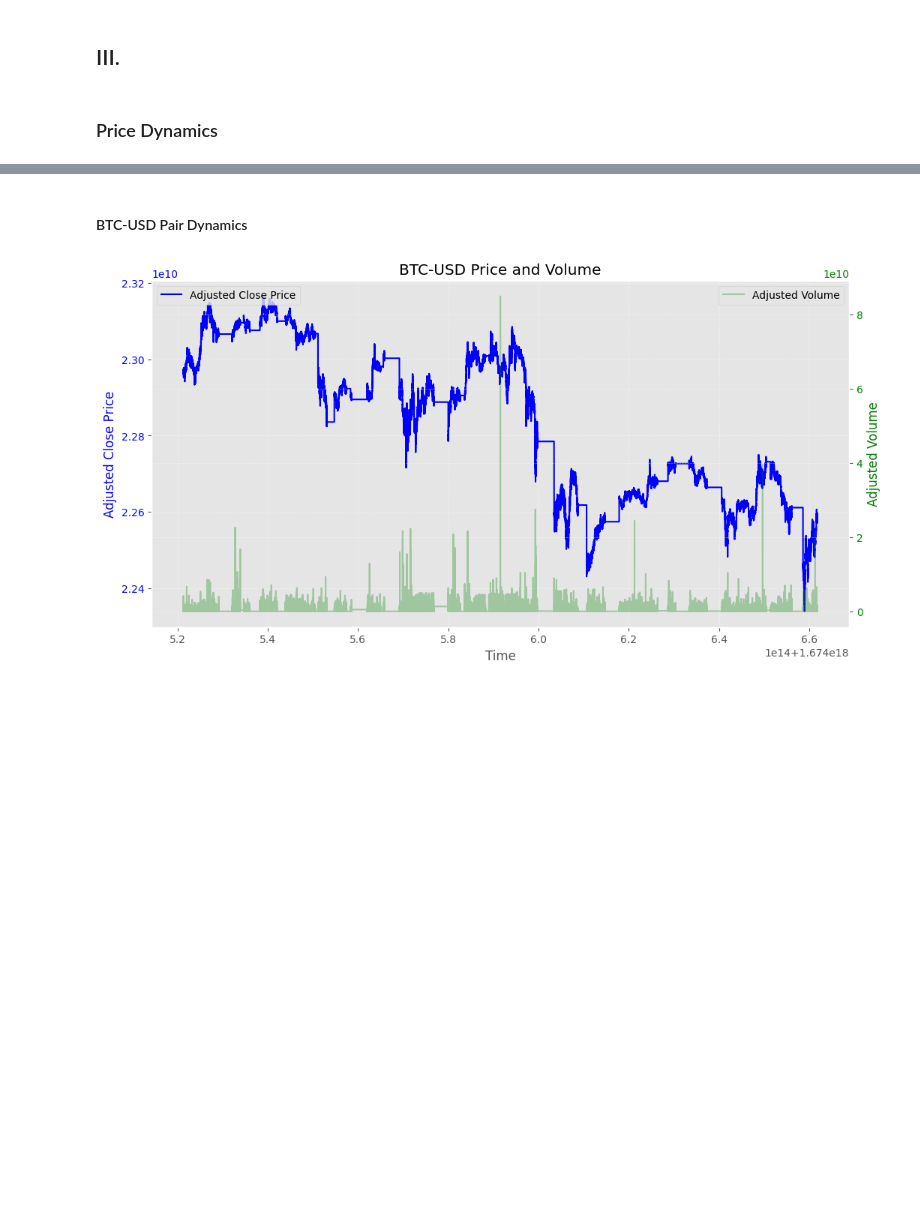
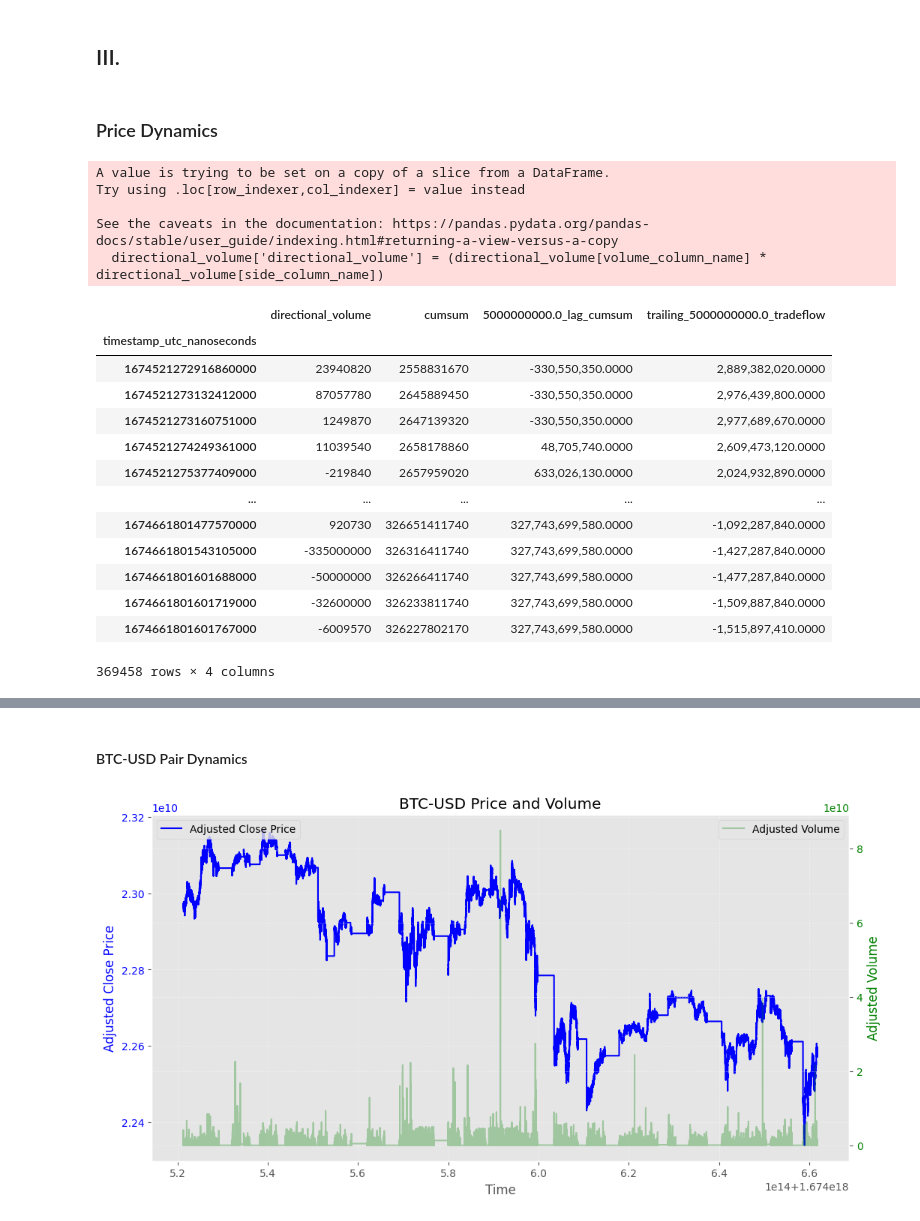
Before and after one commit to MrHumble-Bee/quantitative_trading_strategies, a Jupyter notebook: hw4_tradeflow/hw4_tradeflow.ipynb, the cells around one changed output, grey strips where cells are left out. Cells and saved outputs as stored; diff of their text form; code cells hidden in the pictures; blank space fills up the shorter version.

```diff
--- a/hw4_tradeflow/hw4_tradeflow.ipynb
+++ b/hw4_tradeflow/hw4_tradeflow.ipynb
@@ -476,3 +397,27 @@ Index(['received_utc_nanoseconds', 'timestamp_utc_nanoseconds',
 ## III.
 # %% [markdown]
 ### Price Dynamics
+# %%
+LAGGED_TRADEFLOW_TIME = 5e9
+temp = Compute.lagged_tradeflow(trades_btc_usd_df, TIMESTAMP_COL_NAME, 'SizeBillionths', 'Side', LAGGED_TRADEFLOW_TIME)
+temp.dropna()
+# %% [output]
+A value is trying to be set on a copy of a slice from a DataFrame.
+Try using .loc[row_indexer,col_indexer] = value instead
+
+See the caveats in the documentation: https://pandas.pydata.org/pandas-docs/stable/user_guide/indexing.html#returning-a-view-versus-a-copy
+  directional_volume['directional_volume'] = (directional_volume[volume_column_name] * directional_volume[side_column_name])
+|  | directional_volume | cumsum | 5000000000.0_lag_cumsum | trailing_5000000000.0_tradeflow |
+| timestamp_utc_nanoseconds |  |  |  |  |
+| 1674521272916860000 | 23940820 | 2558831670 | -330,550,350.0000 | 2,889,382,020.0000 |
+| 1674521273132412000 | 87057780 | 2645889450 | -330,550,350.0000 | 2,976,439,800.0000 |
+| 1674521273160751000 | 1249870 | 2647139320 | -330,550,350.0000 | 2,977,689,670.0000 |
+| 1674521274249361000 | 11039540 | 2658178860 | 48,705,740.0000 | 2,609,473,120.0000 |
+| 1674521275377409000 | -219840 | 2657959020 | 633,026,130.0000 | 2,024,932,890.0000 |
+| ... | ... | ... | ... | ... |
+| 1674661801477570000 | 920730 | 326651411740 | 327,743,699,580.0000 | -1,092,287,840.0000 |
+| 1674661801543105000 | -335000000 | 326316411740 | 327,743,699,580.0000 | -1,427,287,840.0000 |
+| 1674661801601688000 | -50000000 | 326266411740 | 327,743,699,580.0000 | -1,477,287,840.0000 |
+| 1674661801601719000 | -32600000 | 326233811740 | 327,743,699,580.0000 | -1,509,887,840.0000 |
+| 1674661801601767000 | -6009570 | 326227802170 | 327,743,699,580.0000 | -1,515,897,410.0000 |
+369458 rows × 4 columns
```
Also changed, not shown: parts of 21 cells of this notebook.
